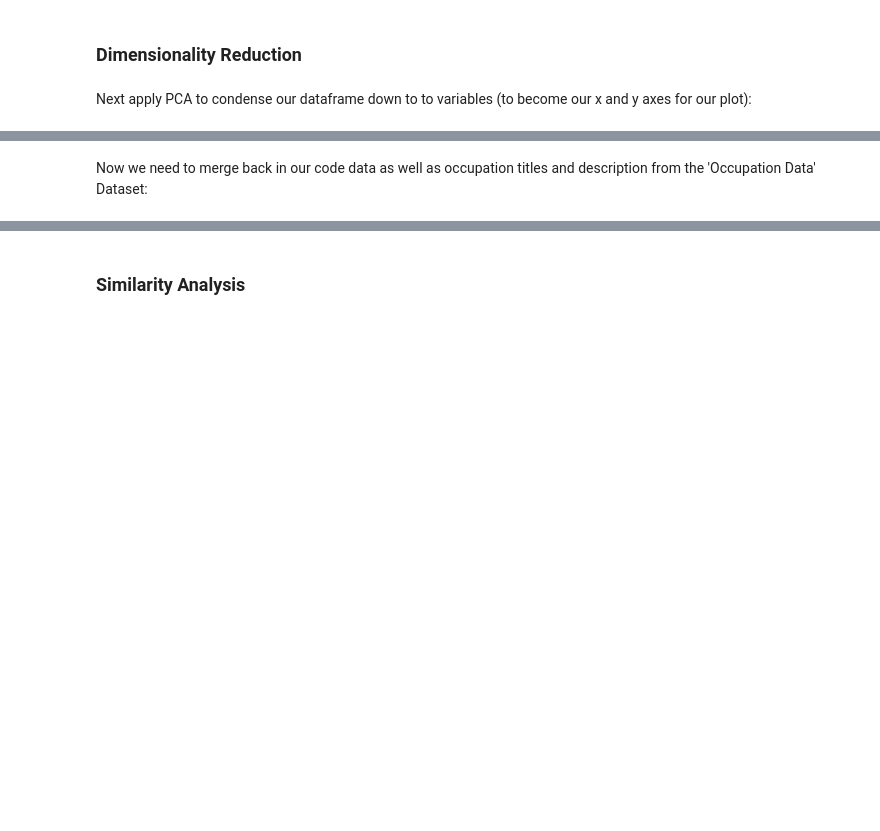
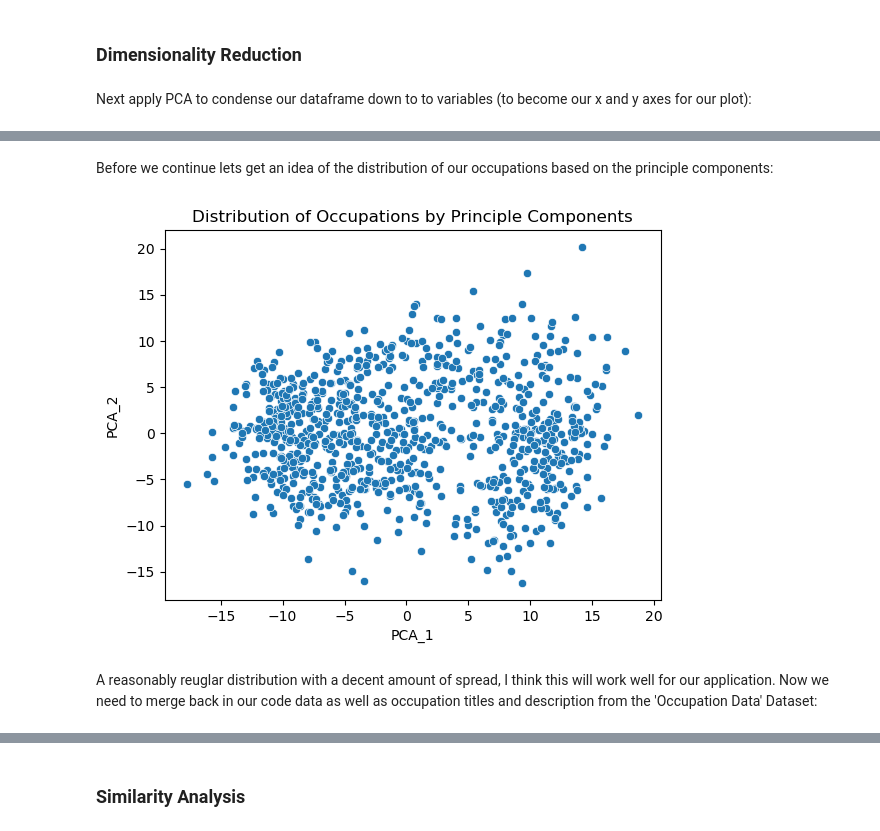
Before and after one commit to jasondetaylor/Occupational_Map_WIP, a Jupyter notebook: Occupational Map.ipynb, the cells around one changed output, grey strips where cells are left out. Cells and saved outputs as stored; diff of their text form; code cells hidden in the pictures; blank space fills up the shorter version.

```diff
--- a/Occupational Map.ipynb
+++ b/Occupational Map.ipynb
@@ -233,5 +241,13 @@ pca_df.head()
-# %% [markdown]
-Now we need to merge back in our code data as well as occupation titles and description from the 'Occupation Data' Dataset:
+# %% [markdown]
+Before we continue lets get an idea of the distribution of our occupations based on the principle components:
+# %%
+sns.scatterplot(data = pca_df, x = 'PCA_1', y = 'PCA_2')
+plt.title('Distribution of Occupations by Principle Components')
+plt.show()
+# %% [output]
+[figure, added]
+# %% [markdown]
+A reasonably reuglar distribution with a decent amount of spread, I think this will work well for our application. Now we need to merge back in our code data as well as occupation titles and description from the 'Occupation Data' Dataset:
 # %%
 occupation_data = pd.read_excel('db_28_2_excel/Occupation Data.xlsx')
 # set code as index to match pca_df to make merging easier
```
Also changed, not shown: parts of 19 cells of this notebook.
